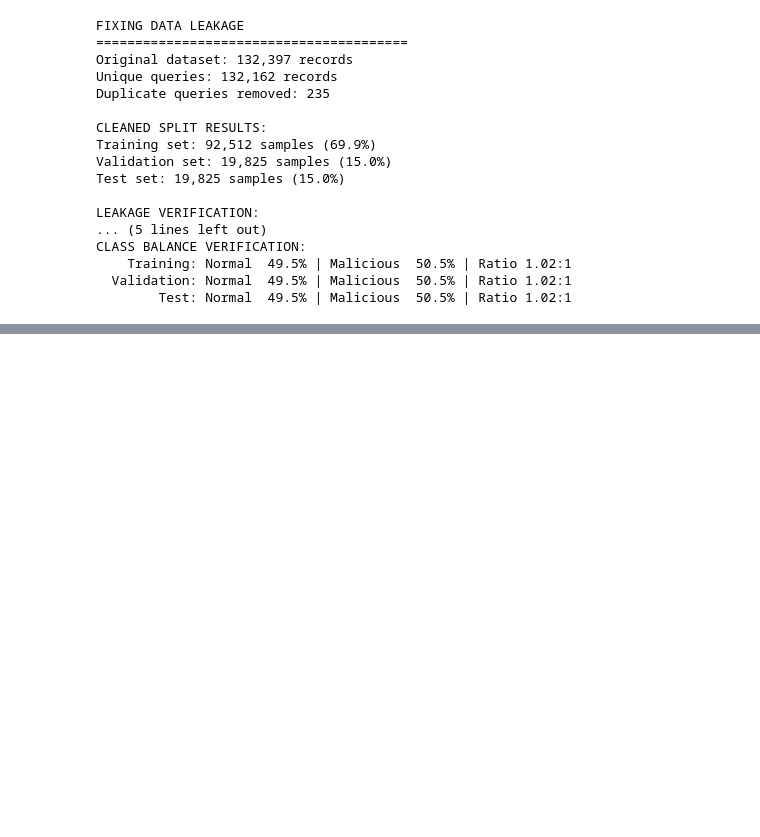
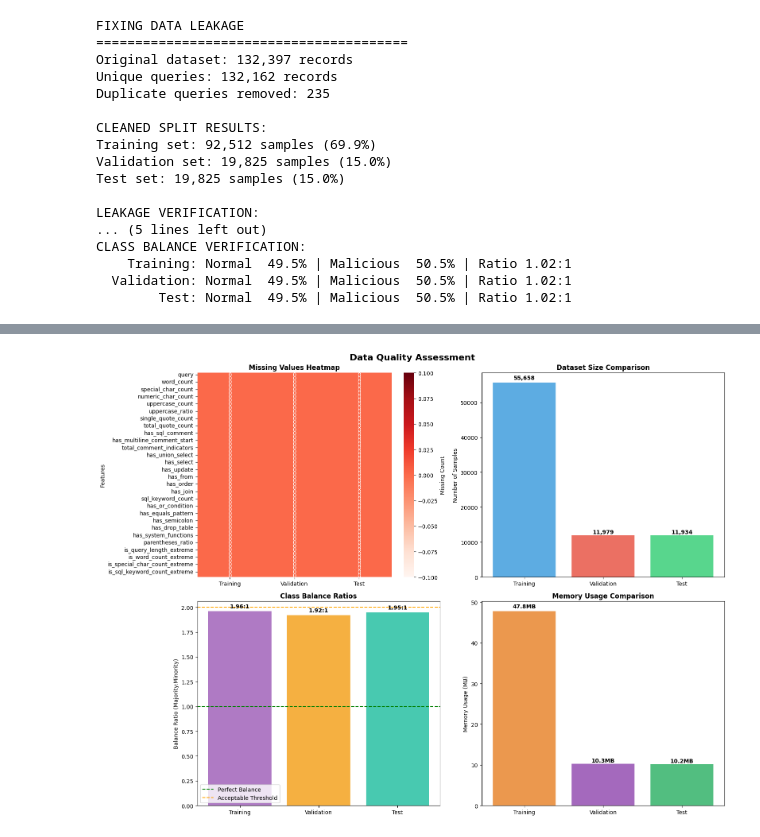
Before and after one commit to Nishanthm007/Malicious-Query-detection-and-prevention, a Jupyter notebook: notebooks/p1_Task5_Train_Val_Test_Split.ipynb, the cells around one changed output, grey strips where cells are left out. Cells and saved outputs as stored; diff of their text form; code cells hidden in the pictures; blank space fills up the shorter version.

```diff
--- a/notebooks/p1_Task5_Train_Val_Test_Split.ipynb
+++ b/notebooks/p1_Task5_Train_Val_Test_Split.ipynb
@@ -467,0 +1451,66 @@ CLASS BALANCE VERIFICATION:
+# %%
+# 4. DATA QUALITY ASSESSMENT VISUALIZATIONS
+fig, axes = plt.subplots(2, 2, figsize=(16, 12))
+fig.suptitle('Data Quality Assessment', fontsize=16, fontweight='bold')
+
+# Missing values heatmap
+ax = axes[0, 0]
+missing_data = pd.DataFrame({
+    'Training': df_train.isnull().sum(),
+    'Validation': df_val.isnull().sum(),
+    'Test': df_test.isnull().sum()
+})
+sns.heatmap(missing_data, annot=True, fmt='d', cmap='Reds', ax=ax, cbar_kws={'label': 'Missing Count'})
+ax.set_title('Missing Values Heatmap', fontweight='bold')
+ax.set_ylabel('Features')
+
+# Dataset size comparison
+ax = axes[0, 1]
+sizes = [len(df_train), len(df_val), len(df_test)]
+colors = ['#3498DB', '#E74C3C', '#2ECC71']
+bars = ax.bar(['Training', 'Validation', 'Test'], sizes, color=colors, alpha=0.8)
+ax.set_title('Dataset Size Comparison', fontweight='bold')
+ax.set_ylabel('Number of Samples')
+for bar, size in zip(bars, sizes):
+    ax.text(bar.get_x() + bar.get_width()/2, bar.get_height() + bar.get_height()*0.01,
+            f'{size:,}', ha='center', va='bottom', fontweight='bold')
+
+# Class balance across datasets
+ax = axes[1, 0]
+balance_ratios = []
+dataset_names = []
+for name, df in datasets:
+    counts = df['label'].value_counts().sort_index()
+    ratio = counts.max() / counts.min()
+    balance_ratios.append(ratio)
+    dataset_names.append(name)
+
+bars = ax.bar(dataset_names, balance_ratios, color=['#9B59B6', '#F39C12', '#1ABC9C'], alpha=0.8)
+ax.axhline(y=1.0, color='green', linestyle='--', label='Perfect Balance')
+ax.axhline(y=2.0, color='orange', linestyle='--', label='Acceptable Threshold')
+ax.set_title('Class Balance Ratios', fontweight='bold')
+ax.set_ylabel('Balance Ratio (Majority:Minority)')
+ax.legend()
+for bar, ratio in zip(bars, balance_ratios):
+    ax.text(bar.get_x() + bar.get_width()/2, bar.get_height() + 0.02,
+            f'{ratio:.2f}:1', ha='center', va='bottom', fontweight='bold')
+
+# Memory usage comparison
+ax = axes[1, 1]
+memory_usage = [
+    df_train.memory_usage(deep=True).sum() / 1024**2,
+    df_val.memory_usage(deep=True).sum() / 1024**2,
+    df_test.memory_usage(deep=True).sum() / 1024**2
+]
+bars = ax.bar(['Training', 'Validation', 'Test'], memory_usage,
+              color=['#E67E22', '#8E44AD', '#27AE60'], alpha=0.8)
+ax.set_title('Memory Usage Comparison', fontweight='bold')
+ax.set_ylabel('Memory Usage (MB)')
+for bar, usage in zip(bars, memory_usage):
+    ax.text(bar.get_x() + bar.get_width()/2, bar.get_height() + bar.get_height()*0.01,
+            f'{usage:.1f}MB', ha='center', va='bottom', fontweight='bold')
+
+plt.tight_layout()
+plt.show()
+# %% [output]
+[figure, added]
```
Also changed, not shown: parts of 10 cells of this notebook, 10 other files.
